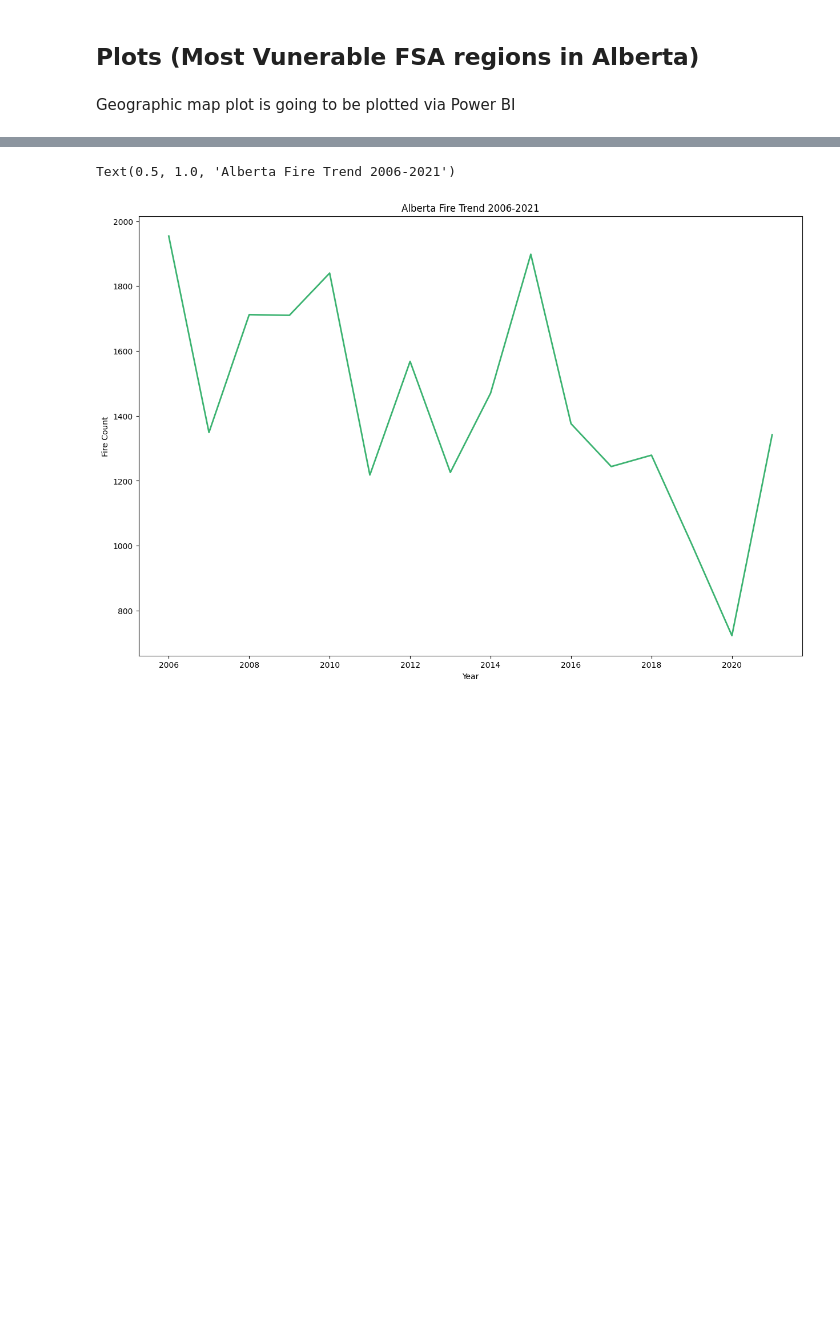
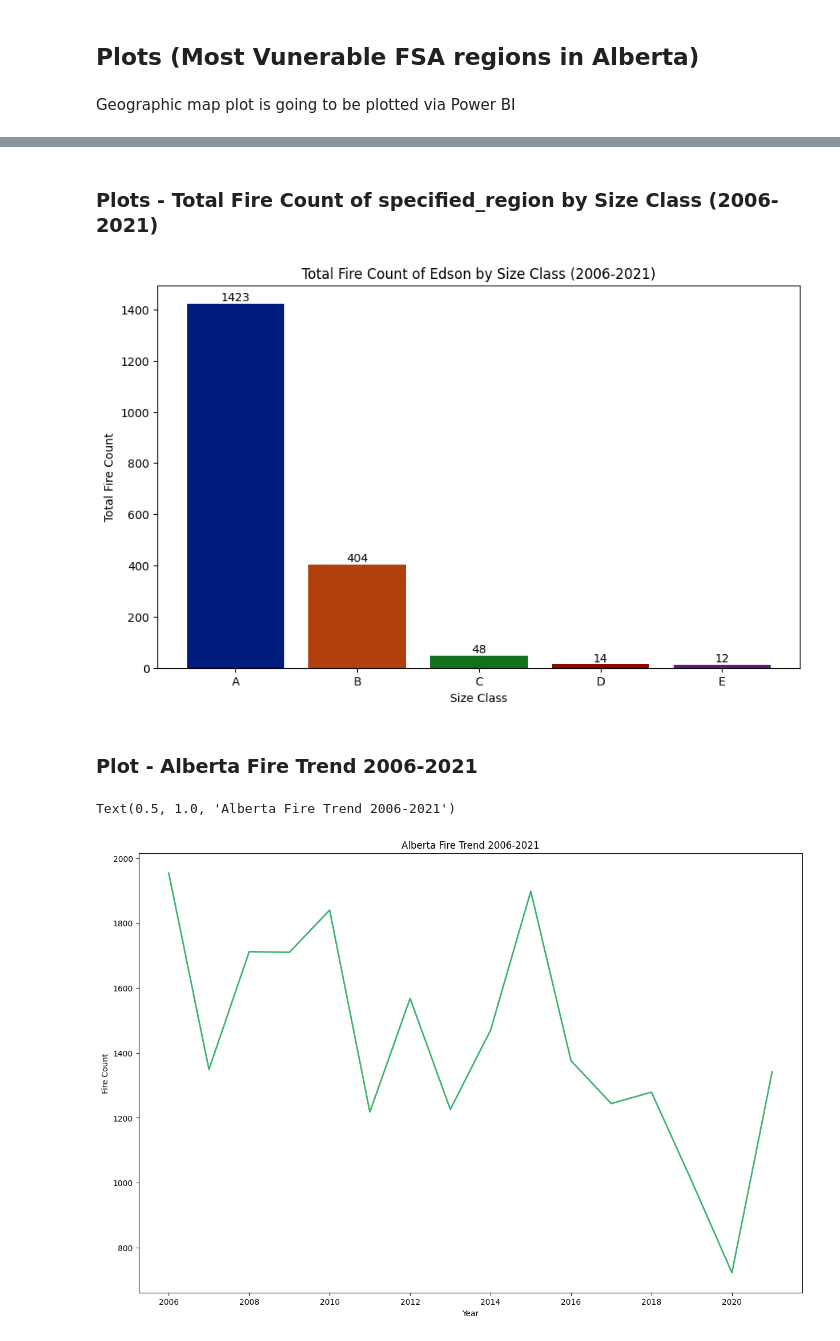
Before and after one commit to paulpark6/WildFire, a Jupyter notebook: wf_DA2.ipynb, the cells around one changed output, grey strips where cells are left out. Drawn from its saved outputs; the diff is of its cells as text; code cells hidden in the pictures; blank space fills up the shorter version.

```diff
--- a/wf_DA2.ipynb
+++ b/wf_DA2.ipynb
@@ -202,3 +224,37 @@ plt.show()
+# %%
+specified_region = regions_list[1]
+# %% [markdown]
+### Plots - Total Fire Count of specified_region by Size Class (2006-2021)
+# %%
+# Select fires within the specified region
+df_current = df_map[df_map['fire_regions'] == specified_region]
+df_current = df_current[['fire_year', 'size_class']]
+
+# Group by fire_year and size_class, then count the number of fires
+df_current = df_current.groupby(['size_class']).size().reset_index(name='fire_count').sort_values('size_class')
+
+# Create a dark color palette
+palette = sns.color_palette("dark", len(df_current['size_class']))
+
+# Plotting
+plt.figure(figsize=(10, 6))
+bars = plt.bar(df_current['size_class'], df_current['fire_count'], color=palette)
+
+# Add count labels above the bars
+for bar in bars:
+    yval = bar.get_height()
+    plt.text(bar.get_x() + bar.get_width()/2, yval + 0.5, yval, ha='center', va='bottom')
+
+# Add labels and title
+plt.xlabel('Size Class')
+plt.ylabel('Total Fire Count')
+plt.title(f'Total Fire Count of {specified_region} by Size Class (2006-2021)')
+# Show the plot
+plt.show()
+# %% [output]
+[figure, added]
+# %% [markdown]
+### Plot -  Alberta Fire Trend 2006-2021
 # %%
 tmp = df_regions_map.groupby('fire_year').sum().reset_index()
 tmp.drop(columns=["fire_regions"],inplace=True)
```
Also changed, not shown: parts of 27 cells of this notebook.
